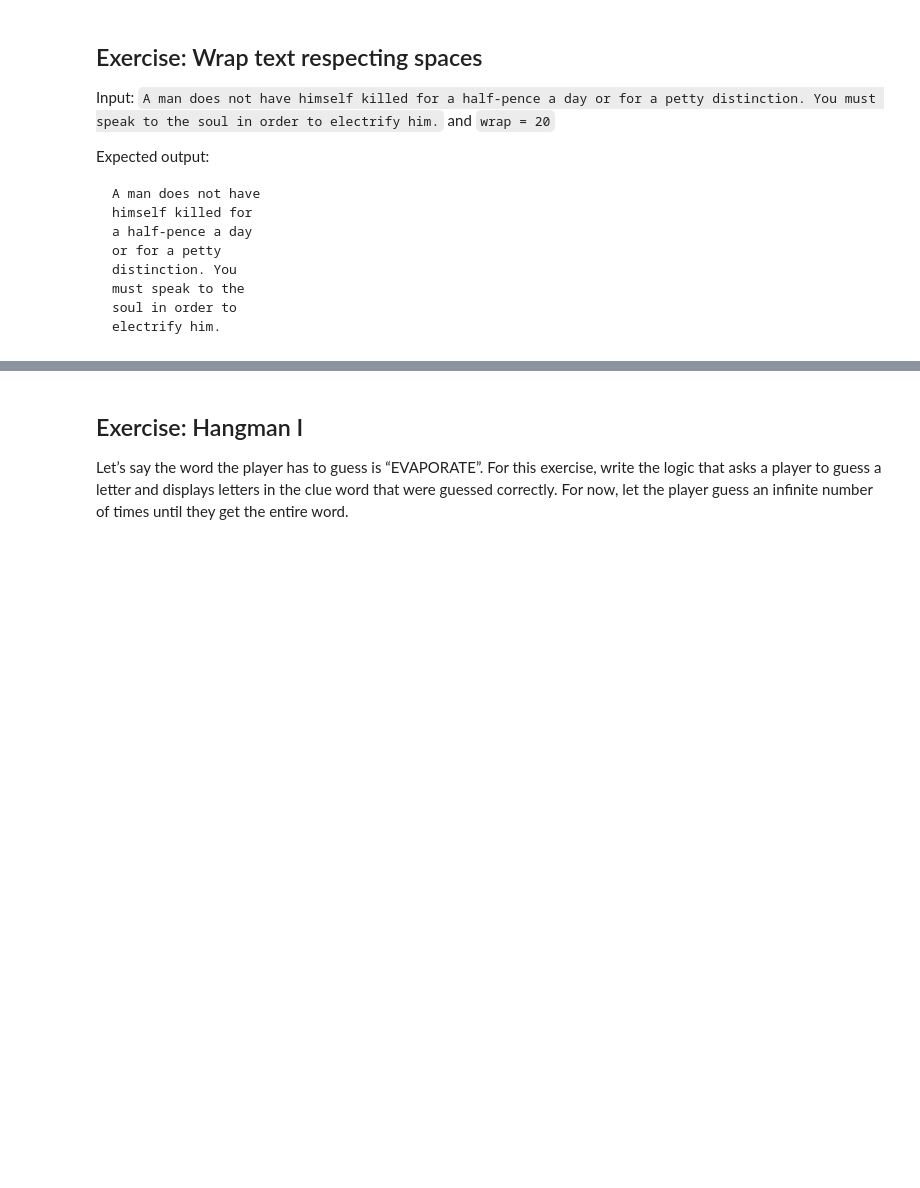
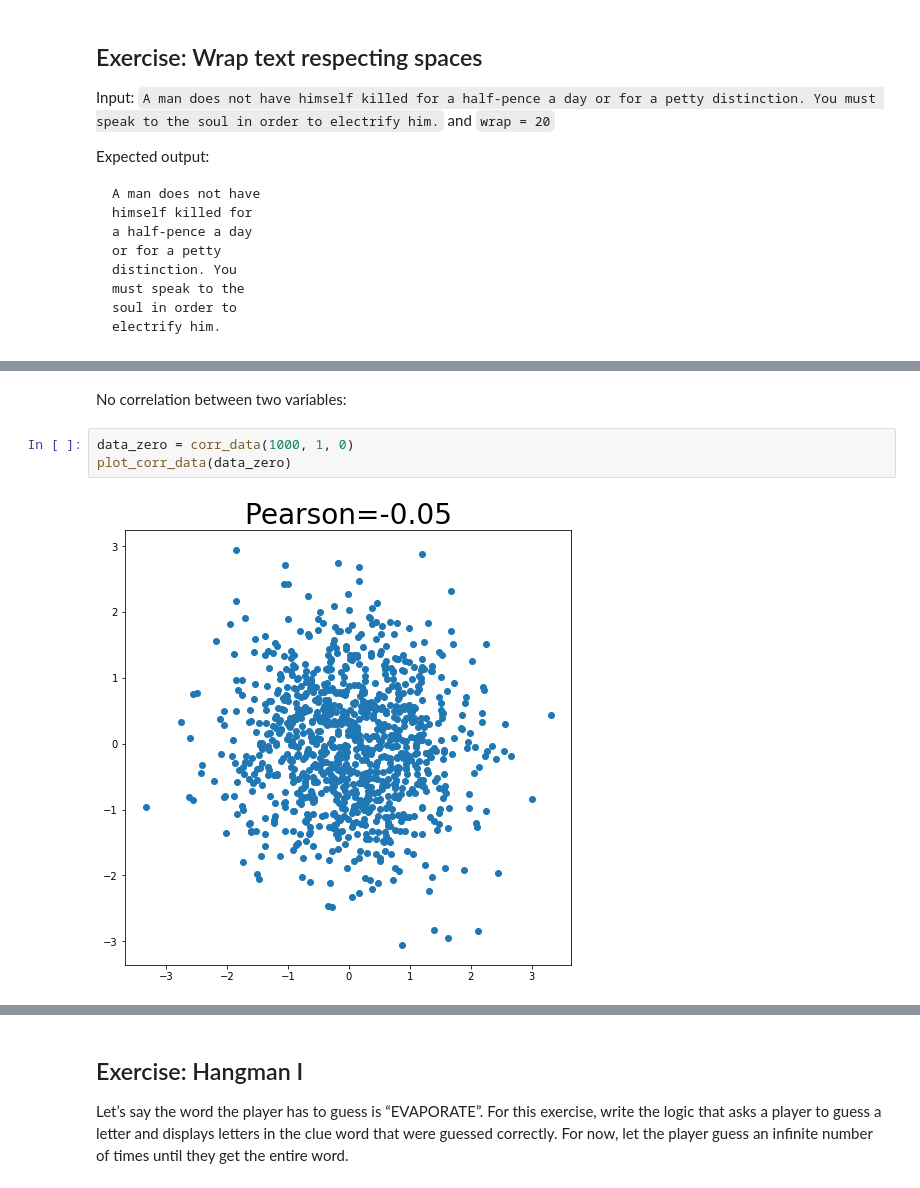
Before and after one commit to danaki/pyclass, a Jupyter notebook: Challenging_Practice.ipynb, the cells around one changed output, grey strips where cells are left out. Saved outputs shown, nothing was run; the diff lists cells and outputs as text; blank space fills up the shorter version.

```diff
--- a/Challenging_Practice.ipynb
+++ b/Challenging_Practice.ipynb
@@ -697,0 +723,7 @@ results = ['Allegoric Alaskans;Blithering Badgers;win',
+# %% [markdown]
+No correlation between two variables:
+# %%
+data_zero = corr_data(1000, 1, 0)
+plot_corr_data(data_zero)
+# %% [output]
+[figure, added]
```
Also changed, not shown: parts of 19 cells of this notebook, 9 other files.
